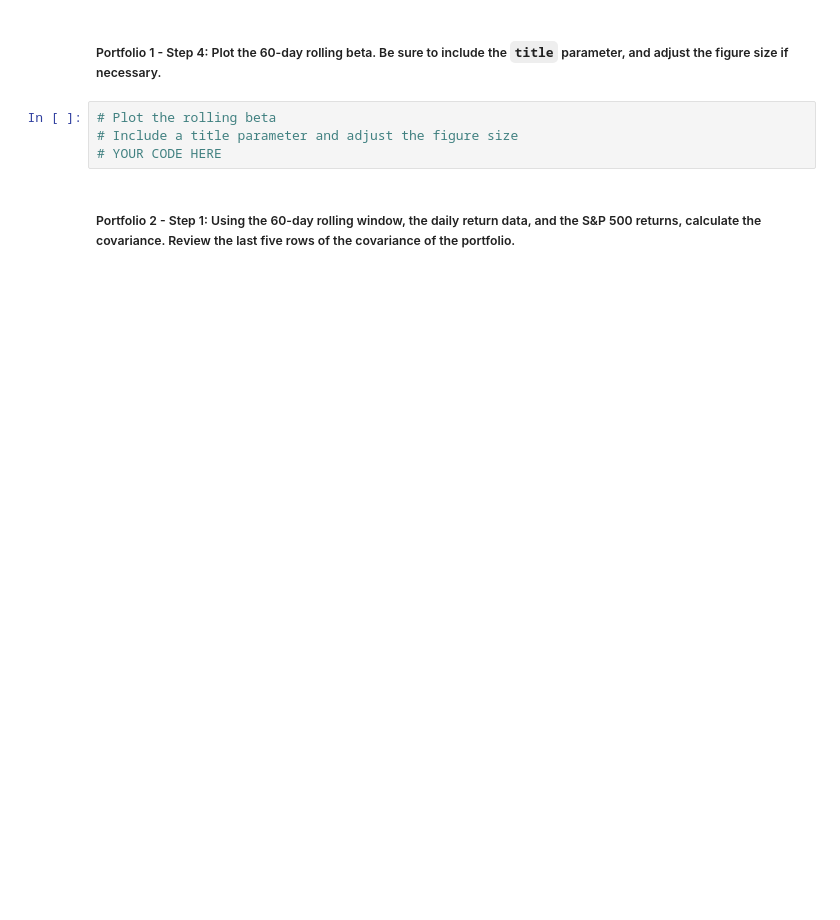
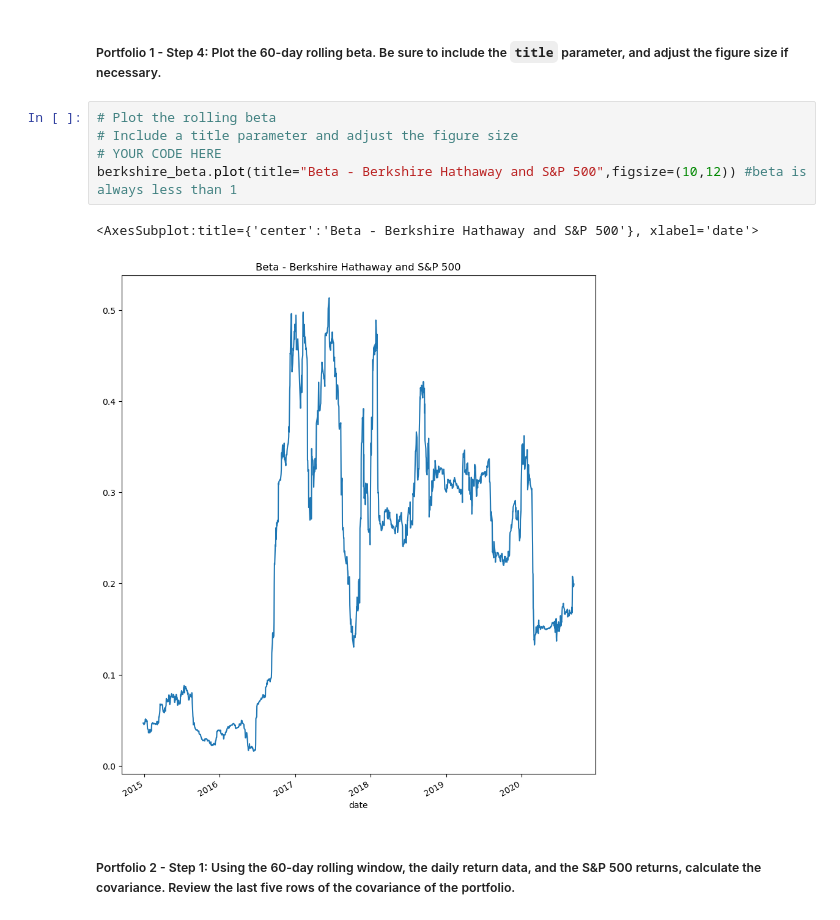
Before and after one commit to lumiroga/fintech-Challenge4, a Jupyter notebook: risk_return_analysis.ipynb, the cells around one changed output. Saved outputs shown, nothing was run; the diff lists cells and outputs as text; blank space fills up the shorter version.

```diff
--- a/risk_return_analysis.ipynb
+++ b/risk_return_analysis.ipynb
@@ -438,7 +483,11 @@ Your analysis is nearing completion. Now, you need to evaluate how the portfolio
 # %%
 # Plot the rolling beta
 # Include a title parameter and adjust the figure size
 # YOUR CODE HERE
+berkshire_beta.plot(title="Beta - Berkshire Hathaway and S&P 500",figsize=(10,12)) #beta is always less than 1
+# %% [output]
+<AxesSubplot:title={'center':'Beta - Berkshire Hathaway and S&P 500'}, xlabel='date'>
+[figure, added]
 # %% [markdown]
 ##### Portfolio 2 - Step 1: Using the 60-day rolling window, the daily return data, and the S&P 500 returns, calculate the covariance. Review the last five rows of the covariance of the portfolio.
 # %%
```
Also changed, not shown: parts of 11 cells of this notebook, 1 other file.
